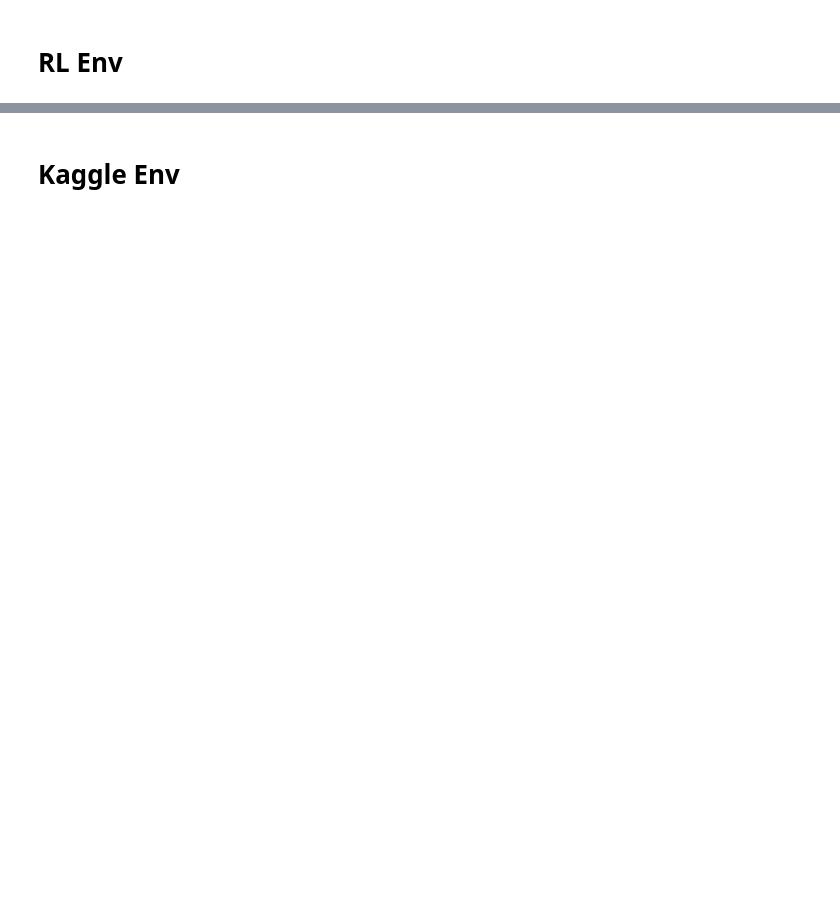
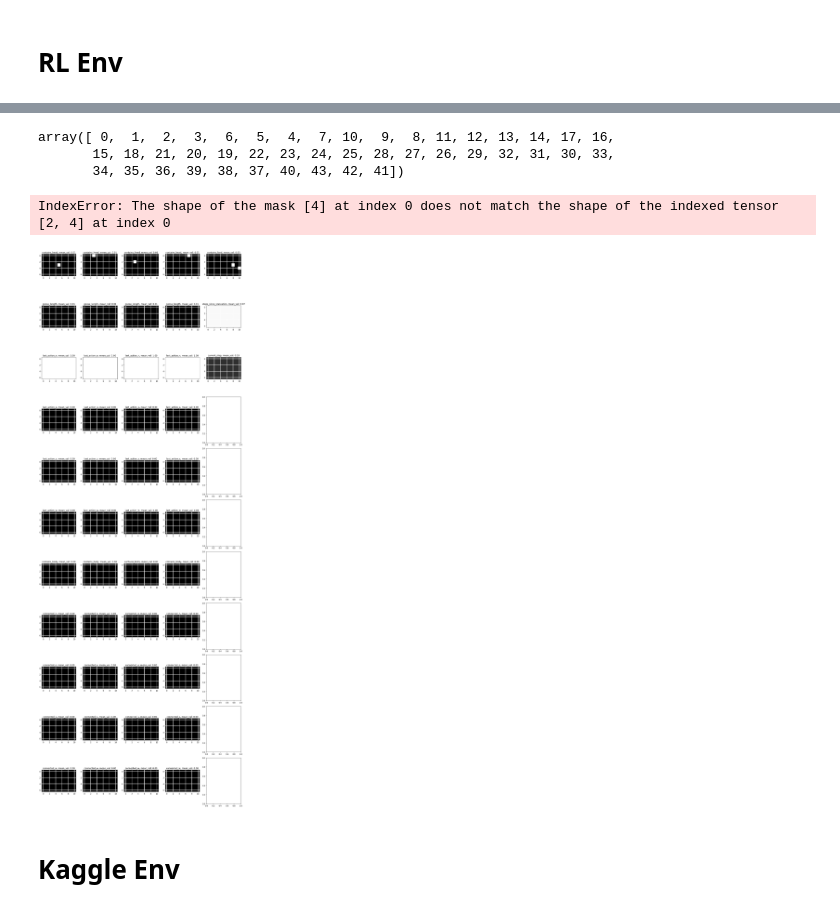
Before and after one commit to IsaiahPressman/Kaggle_Hungry_Geese, a Jupyter notebook: Understanding_Env.ipynb, the cells around one changed output, grey strips where cells are left out. Saved outputs shown, nothing was run; the diff lists cells and outputs as text; code cells hidden in the pictures; blank space fills up the shorter version.

```diff
--- a/Understanding_Env.ipynb
+++ b/Understanding_Env.ipynb
@@ -7,5 +98,6 @@ from rl import goose_env as ge
 # %%
-env = ge.GooseEnvVectorized(ge.HEAD_CENTERED_OBS, ge.RANK_ON_DEATH, n_envs=2)
+env = ge.GooseEnvVectorized(ge.ObsType.HEAD_CENTERED_OBS, ge.RewardType.RANK_ON_DEATH, n_envs=1)
 s, r, d, info_dict = env.hard_reset()
-for i in range(35):
+for i in range(39):
     s, r, d, info_dict = env.step(np.zeros((env.n_envs, env.n_players), dtype=np.int64))
+env.wrapped_envs[0].render(mode='ipython', width=800, height=700)
@@ -33,3 +106,69 @@ array([[0.175, 0.175, 0.175, 0.175, 0.175, 0.175, 0.175, 0.175, 0.175,
+# %%
+n_geese = 4
+new_other_goose_idxs = np.random.permutation(np.arange(1, n_geese))
+new_channel_idxs_full = np.concatenate([
+    np.arange(11),
+    (new_other_goose_idxs[:, np.newaxis] * 11 + np.arange(11)).ravel(),
+    np.arange(n_geese * 11, n_geese * 11 + 3)
+])
+s = s[:, :, new_channel_idxs_full]
+# %%
+n_geese = 4
+flippable_channel_idxs = np.arange(n_geese * 11)
+flippable_channel_idxs = np.where(
+    np.logical_or(flippable_channel_idxs % 11 == 4, flippable_channel_idxs % 11 == 8),
+    flippable_channel_idxs + 2,
+    np.where(
+        np.logical_or(flippable_channel_idxs % 11 == 6, flippable_channel_idxs % 11 == 10),
+        flippable_channel_idxs - 2,
+        flippable_channel_idxs
+    )
+)
+flippable_channel_idxs
+# %% [output]
+array([ 0,  1,  2,  3,  6,  5,  4,  7, 10,  9,  8, 11, 12, 13, 14, 17, 16,
+       15, 18, 21, 20, 19, 22, 23, 24, 25, 28, 27, 26, 29, 32, 31, 30, 33,
+       34, 35, 36, 39, 38, 37, 40, 43, 42, 41])
+# %%
+torch.arange(4).unsqueeze(0).expand(2, -1)[[True, True, True, True], [False, True, True, True]]
+# %% [output]
+IndexError: The shape of the mask [4] at index 0 does not match the shape of the indexed tensor [2, 4] at index 0
+# %%
+player_channel_list = [
+    'contains_head',
+    'goose_length',
+    'last_action_n',
+    'last_action_e',
+    'last_action_s',
+    'last_action_w',
+    'contains_body',
+    'connected_n',
+    'connected_e',
+    'connected_s',
+    'connected_w',
+]
+
+
+figsize_mult = 4
+fig, axes = plt.subplots(nrows=len(player_channel_list), ncols=5, figsize=(4 * figsize_mult, len(player_channel_list) * figsize_mult))
+for ax in axes.ravel():
+    ax.grid(color='w', linestyle='-', linewidth=2)
+
+main_player = 3
+for player_idx in range(4):
+    for channel_idx, channel in enumerate(player_channel_list):
+        img_channel = player_idx * len(player_channel_list) + channel_idx
+        axes[channel_idx, player_idx].imshow(s[0, main_player, img_channel], cmap='gray', vmin=0., vmax=1.)
+        axes[channel_idx, player_idx].set_title(f'{channel}, mean_val: {s[0, 0, img_channel].mean():.2f}')
+axes[0, 4].imshow(s[0, main_player, -3], cmap='gray', vmin=0., vmax=1.)
+axes[0, 4].set_title(f'contains_food, mean_val: {s[0, 0, -3].mean():.2f}')
+axes[1, 4].imshow(s[0, main_player, -2], cmap='gray', vmin=0., vmax=1.)
+axes[1, 4].set_title(f'steps_since_starvation, mean_val: {s[0, 0, -2].mean():.2f}')
+axes[2, 4].imshow(s[0, main_player, -1], cmap='gray', vmin=0., vmax=1.)
+axes[2, 4].set_title(f'current_step, mean_val: {s[0, 0, -1].mean():.2f}')
+plt.tight_layout();
+# %% [output]
+[figure, added]
 # %% [markdown]
 # Kaggle Env
 # %%
```
Also changed, not shown: parts of 9 cells of this notebook, 6 other files.
